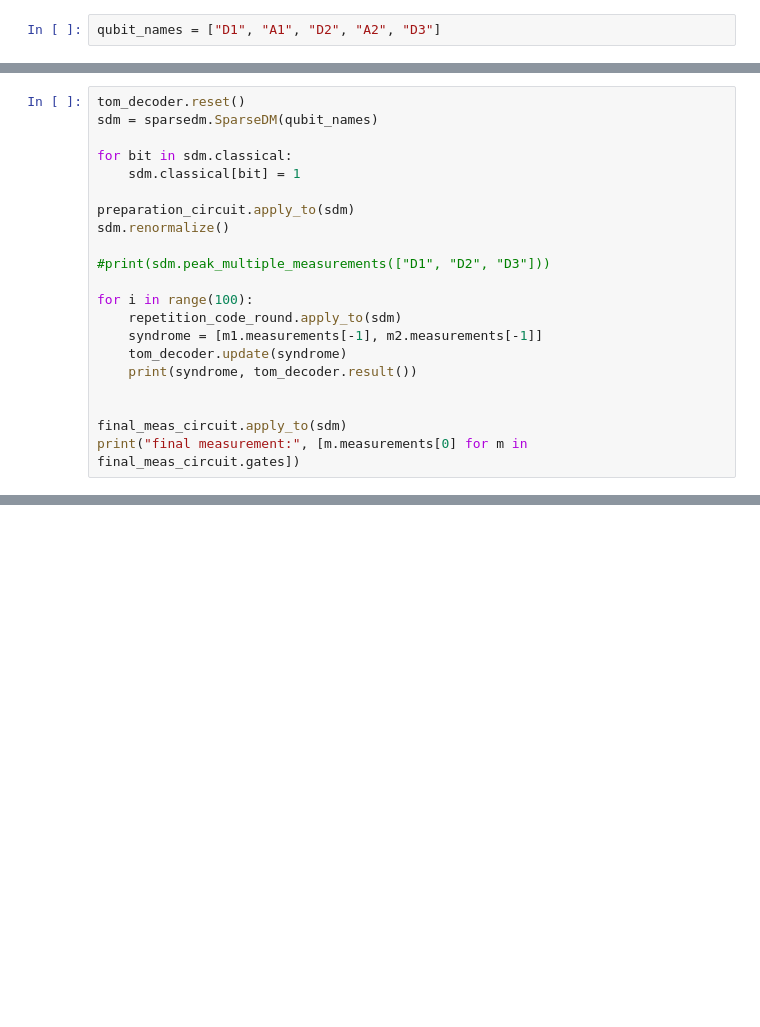
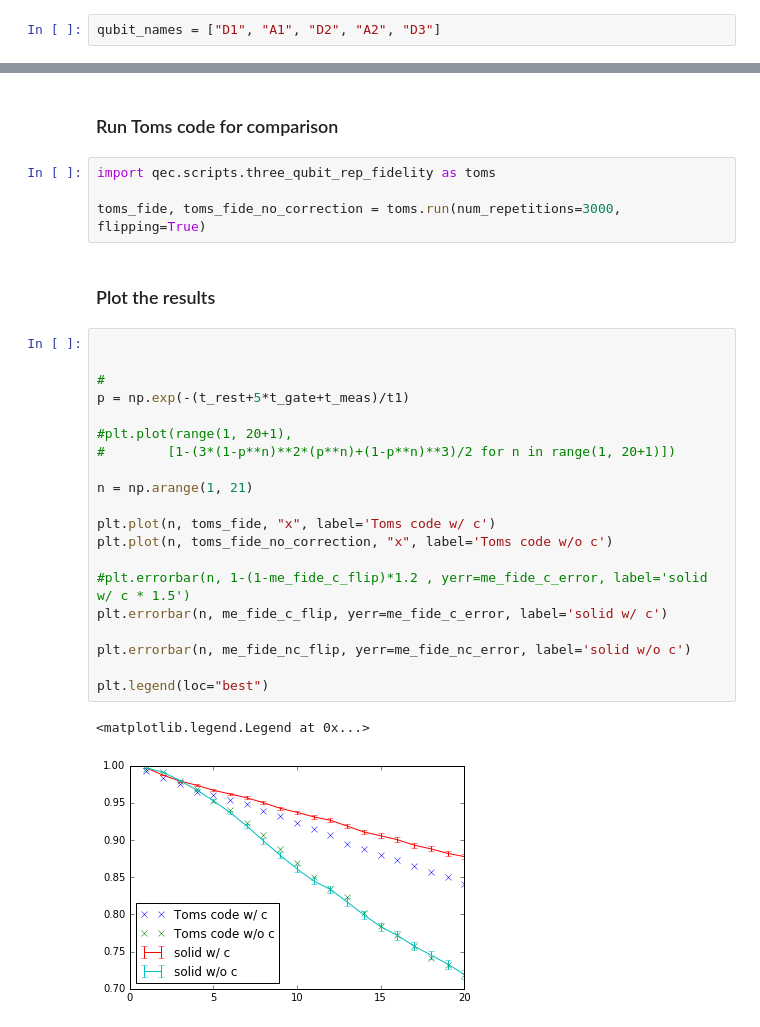
Before and after one commit to quantumsim/quantumsim, a Jupyter notebook: threeqbit.ipynb, the cells around one changed output, grey strips where cells are left out. Drawn from its saved outputs; the diff is of its cells as text; blank space fills up the shorter version.

```diff
--- a/threeqbit.ipynb
+++ b/threeqbit.ipynb
@@ -113,21 +198,0 @@ tom_decoder = correction.Correction(tom_circuit)
-# %%
-tom_decoder.reset()
-sdm = sparsedm.SparseDM(qubit_names)
-
-for bit in sdm.classical:
-    sdm.classical[bit] = 1
-
-preparation_circuit.apply_to(sdm)
-sdm.renormalize()
-
-#print(sdm.peak_multiple_measurements(["D1", "D2", "D3"]))
-
-for i in range(100):
-    repetition_code_round.apply_to(sdm)
-    syndrome = [m1.measurements[-1], m2.measurements[-1]]
-    tom_decoder.update(syndrome)
-    print(syndrome, tom_decoder.result())
-
-
-final_meas_circuit.apply_to(sdm)
-print("final measurement:", [m.measurements[0] for m in final_meas_circuit.gates])
@@ -168,0 +266,31 @@ m2.measurements
+# %% [markdown]
+### Run Toms code for comparison
+# %%
+import qec.scripts.three_qubit_rep_fidelity as toms
+
+toms_fide, toms_fide_no_correction = toms.run(num_repetitions=3000, flipping=True)
+# %% [markdown]
+### Plot the results
+# %%
+
+
+#
+p = np.exp(-(t_rest+5*t_gate+t_meas)/t1)
+
+#plt.plot(range(1, 20+1),
+#        [1-(3*(1-p**n)**2*(p**n)+(1-p**n)**3)/2 for n in range(1, 20+1)])
+
+n = np.arange(1, 21)
+
+plt.plot(n, toms_fide, "x", label='Toms code w/ c')
+plt.plot(n, toms_fide_no_correction, "x", label='Toms code w/o c')
+
+#plt.errorbar(n, 1-(1-me_fide_c_flip)*1.2 , yerr=me_fide_c_error, label='solid w/ c * 1.5')
+plt.errorbar(n, me_fide_c_flip, yerr=me_fide_c_error, label='solid w/ c')
+
+plt.errorbar(n, me_fide_nc_flip, yerr=me_fide_nc_error, label='solid w/o c')
+
+plt.legend(loc="best")
+# %% [output]
+<matplotlib.legend.Legend at 0x...>
+[figure, added]
```
Also changed, not shown: parts of 21 cells of this notebook.
